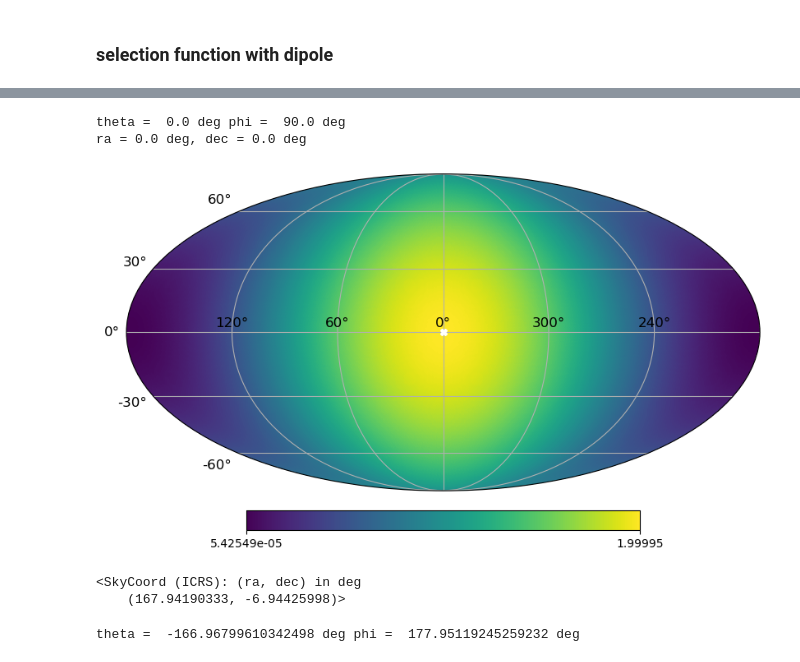
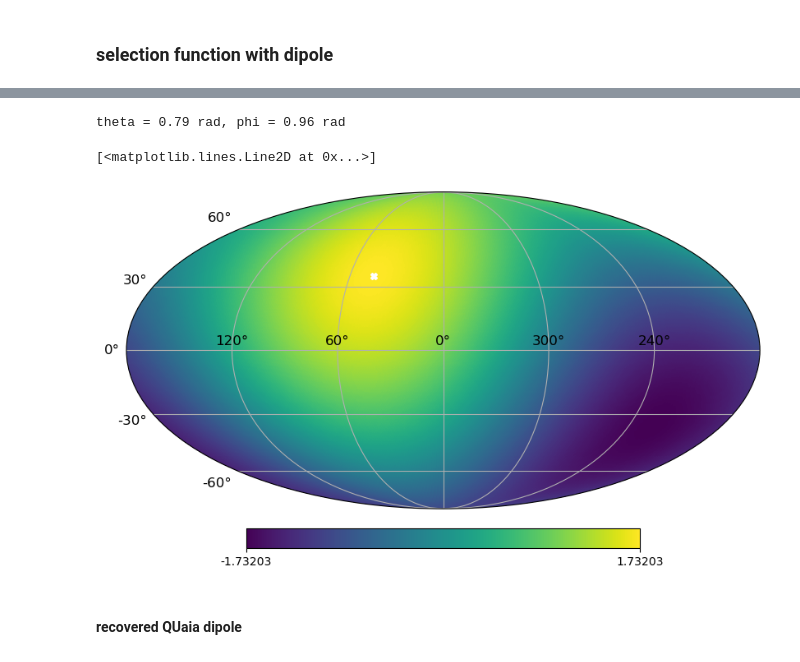
Before and after one commit to abbyw24/lss-dipoles, a Jupyter notebook: notebooks/selfunc_with_dipole_13-6-23.ipynb, the cells around one changed output, grey strips where cells are left out. Cells and saved outputs as stored; diff of their text form; code cells hidden in the pictures.

```diff
--- a/notebooks/selfunc_with_dipole_13-6-23.ipynb
+++ b/notebooks/selfunc_with_dipole_13-6-23.ipynb
@@ -110,26 +156,15 @@ def plot_coord(theta, phi, frame='galactic', **kwargs):
 # %%
 # sanity check on dipole amplitudes
-testamps = [1,1,0,0]
+testamps = [0,1,1,1]
+# plot dipole contribution at each point on the map
+projview(dipole_map(testamps), projection_type='mollweide', graticule=True, graticule_labels=True)
+# plot coordinate
 theta, phi = xyz_to_thetaphi(testamps[1:])*u.radian
-print("theta = ", theta.to('deg'), "phi = ", phi.to('deg'))
-plot_map(dipole_map(testamps), coord=['E'], rot=(0,0,0))
-plot_coord(theta, phi, frame='icrs', marker='X', color='white')
+print(f"theta = {theta:.2f}, phi = {phi:.2f}")
+newprojplot(phi, theta, marker='X', color='white')
 # %% [output]
-theta =  0.0 deg phi =  90.0 deg
-ra = 0.0 deg, dec = 0.0 deg
+theta = 0.79 rad, phi = 0.96 rad
+[<matplotlib.lines.Line2D at 0x...>]
-[figure, old version]
+[figure, new version]
-# %%
-# CMB dipole
-dip_cmb = SkyCoord(264.021, 48.253, unit=u.deg, frame='galactic')
-dip_cmb.icrs
-# %% [output]
-<SkyCoord (ICRS): (ra, dec) in deg
-    (167.94190333, -6.94425998)>
-# %%
-# recovered dipole
-theta, phi = xyz_to_thetaphi(dipoleamps[1:])*u.radian
-print("theta = ", theta.to('deg'), "phi = ", phi.to('deg'))
-ra, dec = theta, phi-np.pi/2*u.radian
-dip_quaia = SkyCoord(ra, dec, unit=u.radian, frame='icrs')
-# %% [output]
-theta =  -166.96799610342498 deg phi =  177.95119245259232 deg
+# %% [markdown]
+#### recovered QUaia dipole
```
Also changed, not shown: parts of 25 cells of this notebook, 3 other files.
